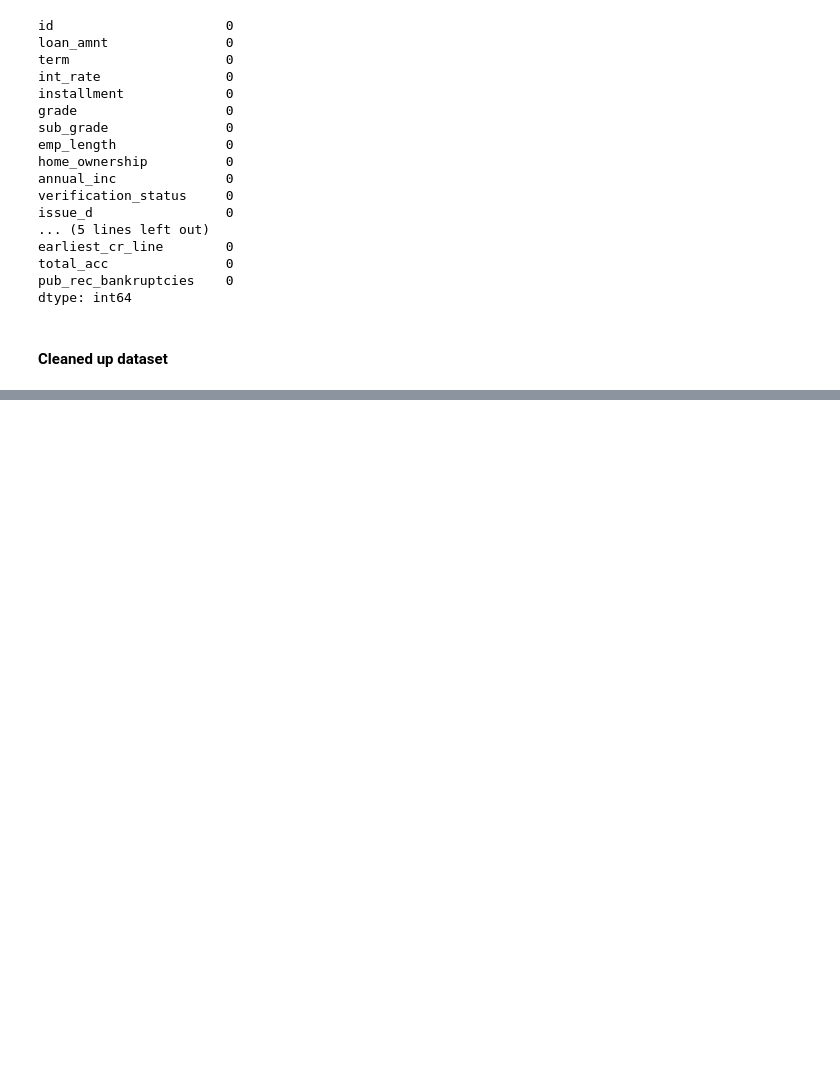
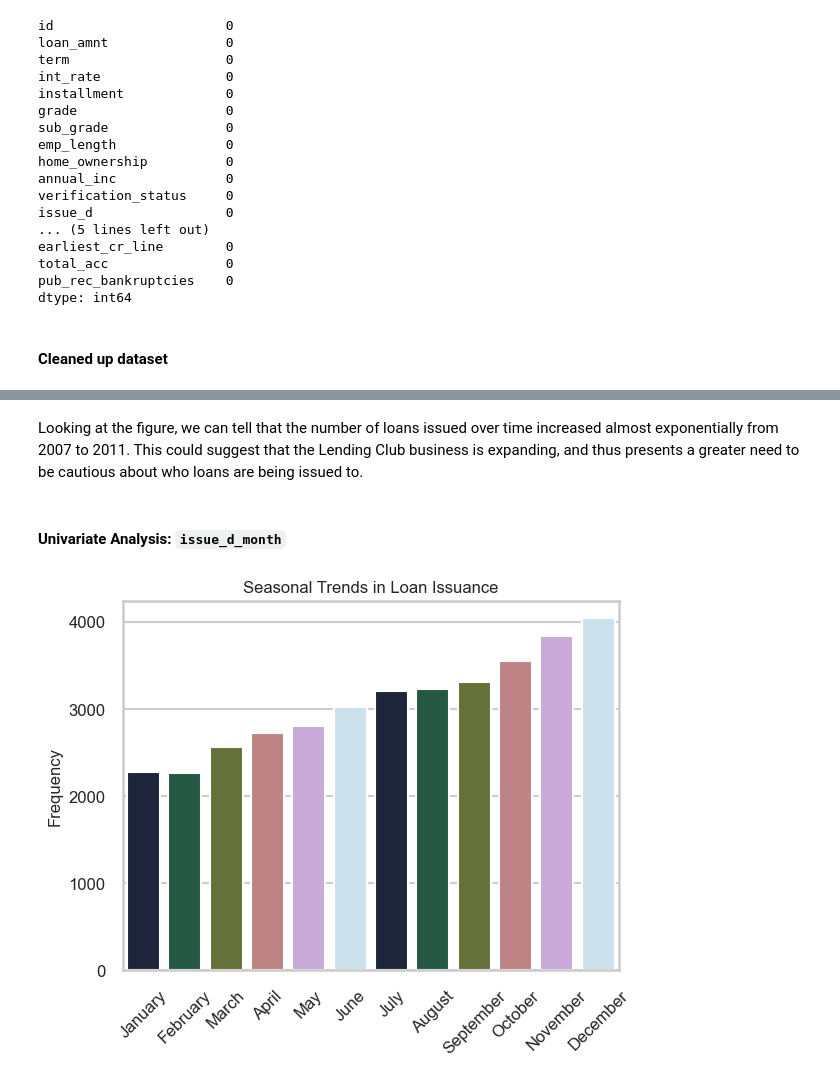
Before and after one commit to skelkar8/LendingClubCaseStudy, a Jupyter notebook: Swapnil_Kelkar.ipynb, the cells around one changed output, grey strips where cells are left out. Drawn from its saved outputs; the diff is of its cells as text; code cells hidden in the pictures; blank space fills up the shorter version.

```diff
--- a/Swapnil_Kelkar.ipynb
+++ b/Swapnil_Kelkar.ipynb
@@ -317,0 +352,25 @@ df
+# %% [markdown]
+Looking at the figure, we can tell that the number of loans issued over time increased almost exponentially from 2007 to 2011. This could suggest that the Lending Club business is expanding, and thus presents a greater need to be cautious about who loans are being issued to.
+# %% [markdown]
+#### Univariate Analysis: `issue_d_month`
+# %%
+import calendar
+
+
+df['issue_d_month'] = df['issue_d'].dt.month
+seasonal_trends = df.groupby('issue_d_month').size()
+
+# Map month numbers to names
+month_names = [calendar.month_name[i] for i in range(1, 13)]
+# Ensure the index is sorted to match the month_names order
+seasonal_trends = seasonal_trends.reindex(range(1, 13))
+
+# Plotting
+sns.barplot(x=month_names, y=seasonal_trends.values, palette=sns.color_palette("cubehelix"))
+plt.title('Seasonal Trends in Loan Issuance', fontdict={"fontsize": 12})
+plt.ylabel("Frequency", fontdict={"fontsize": 12})
+plt.xticks(rotation=45, fontsize=12)  # Rotate xticks by 45 degrees
+plt.yticks(fontsize=12)
+plt.show()
+# %% [output]
+[figure, added]
```
Also changed, not shown: parts of 29 cells of this notebook.
